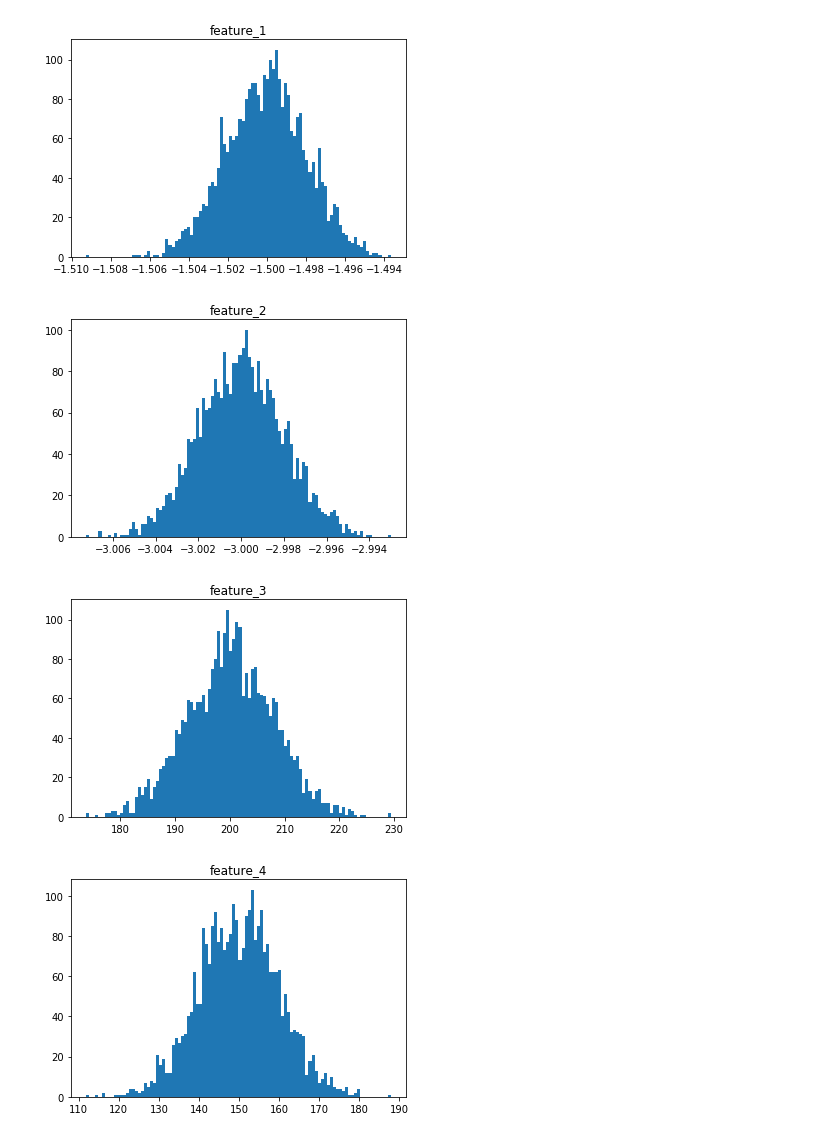
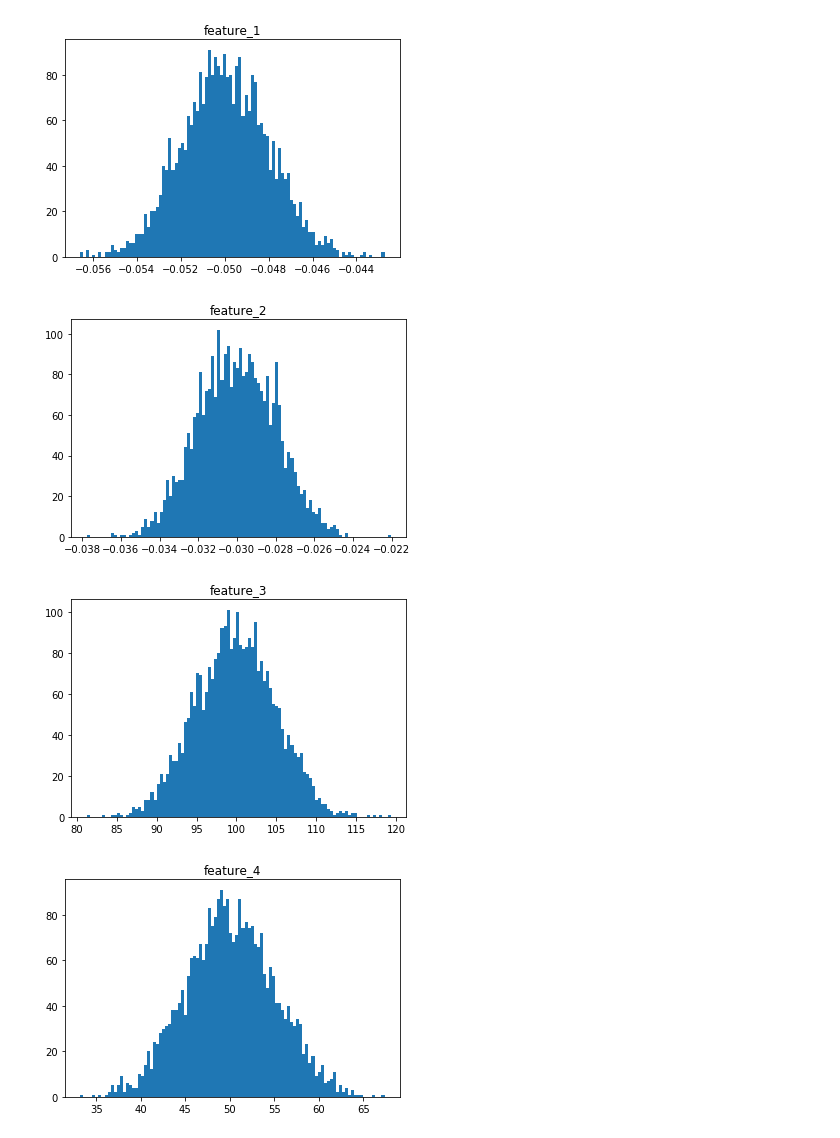
Before and after one commit to stephenleo/HVM-SPC, a Jupyter notebook: data_generator.ipynb, the cells around one changed output. Cells and saved outputs as stored; diff of their text form; code cells hidden in the pictures.

Commit message:
features, response and random df generated

```diff
--- a/data_generator.ipynb
+++ b/data_generator.ipynb
@@ -4,27 +5,27 @@ from random import gauss
 import matplotlib.pyplot as plt
 %matplotlib inline
 # %%
-feature_1 = np.random.normal(loc = -1.5, scale = 0.002, size = 3000)
+feature_1 = np.random.normal(loc = -0.05, scale = 0.002, size = 3000)
 plt.hist(feature_1, bins = 100)
 plt.title('feature_1');
 # %% [output]
-[figure, old version]
+[figure, new version]
 # %%
-feature_2 = np.random.normal(loc = -3, scale = 0.002, size = 3000)
+feature_2 = np.random.normal(loc = -0.03, scale = 0.002, size = 3000)
 plt.hist(feature_2, bins = 100)
 plt.title('feature_2');
 # %% [output]
-[figure, old version]
+[figure, new version]
 # %%
-feature_3 = np.random.normal(loc = 200, scale = 8, size = 3000)
+feature_3 = np.random.normal(loc = 100, scale = 5, size = 3000)
 plt.hist(feature_3, bins = 100)
 plt.title('feature_3');
 # %% [output]
-[figure, old version]
+[figure, new version]
 # %%
-feature_4 = np.random.normal(loc = 150, scale = 10, size = 3000)
+feature_4 = np.random.normal(loc = 50, scale = 5, size = 3000)
 plt.hist(feature_4, bins = 100)
 plt.title('feature_4');
 # %% [output]
-[figure, old version]
+[figure, new version]
 # %%
```
Also changed, not shown: parts of 28 cells of this notebook.
